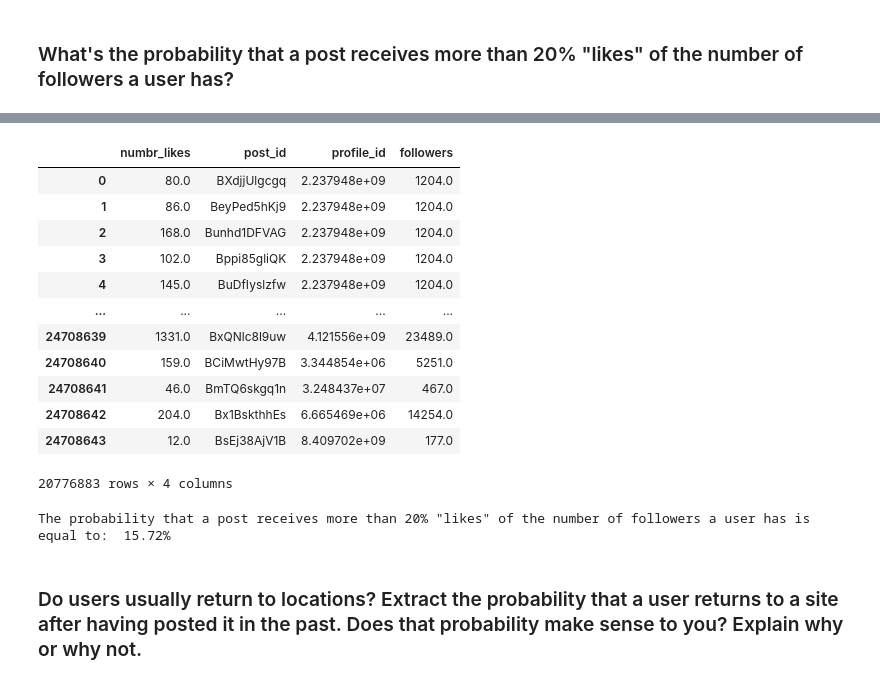
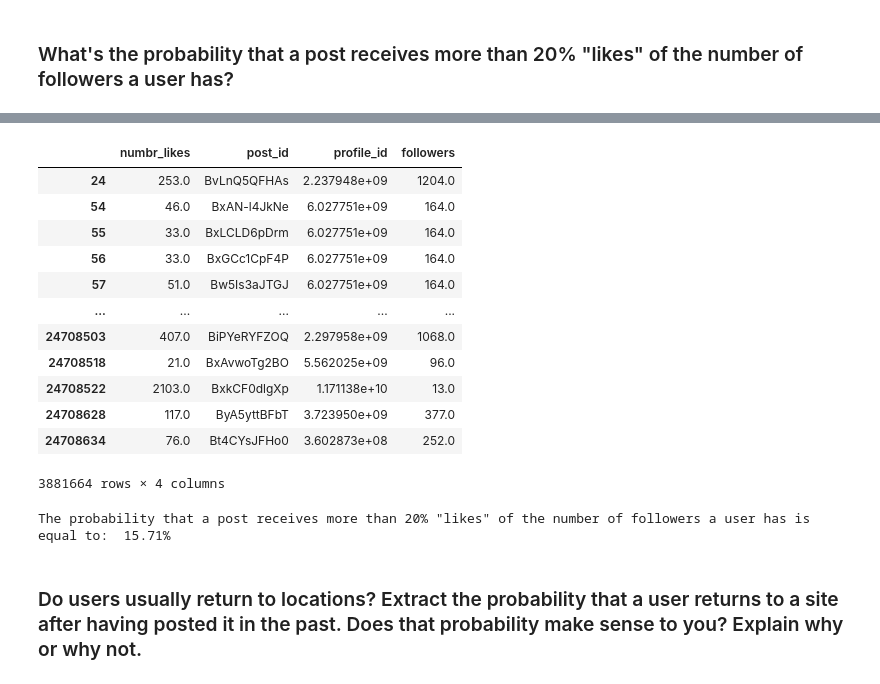
Before and after one commit to MRampo/ADM-HMW2, a Jupyter notebook: 2HW_ADM.ipynb, the cells around one changed output, grey strips where cells are left out. Cells and saved outputs as stored; diff of their text form; code cells hidden in the pictures.

```diff
--- a/2HW_ADM.ipynb
+++ b/2HW_ADM.ipynb
@@ -490,30 +708,33 @@ df=pd.merge(posts2,profiles2, on='profile_id')
+# %%
+#Considering only profiles with more than 0 followers in order to get meaningful sight
+df=df[df.followers != 0]
 # %%
 # We want to compute the number of favourable cases on total cases, so let's get the favourable one
-yes_df=df[df.numbr_likes < (df.followers/5)]
+yes_df=df[df.numbr_likes > (df.followers/5)]
 yes=len(yes_df)
 yes_df
 # %% [output]
 |  | numbr_likes | post_id | profile_id | followers |
-| 0 | 80.0 | BXdjjUlgcgq | 2.237948e+09 | 1204.0 |
-| 1 | 86.0 | BeyPed5hKj9 | 2.237948e+09 | 1204.0 |
-| 2 | 168.0 | Bunhd1DFVAG | 2.237948e+09 | 1204.0 |
-| 3 | 102.0 | Bppi85gliQK | 2.237948e+09 | 1204.0 |
-| 4 | 145.0 | BuDfIyslzfw | 2.237948e+09 | 1204.0 |
+| 24 | 253.0 | BvLnQ5QFHAs | 2.237948e+09 | 1204.0 |
+| 54 | 46.0 | BxAN-l4JkNe | 6.027751e+09 | 164.0 |
+| 55 | 33.0 | BxLCLD6pDrm | 6.027751e+09 | 164.0 |
+| 56 | 33.0 | BxGCc1CpF4P | 6.027751e+09 | 164.0 |
+| 57 | 51.0 | Bw5Is3aJTGJ | 6.027751e+09 | 164.0 |
 | ... | ... | ... | ... | ... |
-| 24708639 | 1331.0 | BxQNlc8l9uw | 4.121556e+09 | 23489.0 |
-| 24708640 | 159.0 | BCiMwtHy97B | 3.344854e+06 | 5251.0 |
-| 24708641 | 46.0 | BmTQ6skgq1n | 3.248437e+07 | 467.0 |
-| 24708642 | 204.0 | Bx1BskthhEs | 6.665469e+06 | 14254.0 |
-| 24708643 | 12.0 | BsEj38AjV1B | 8.409702e+09 | 177.0 |
+| 24708503 | 407.0 | BiPYeRYFZOQ | 2.297958e+09 | 1068.0 |
+| 24708518 | 21.0 | BxAvwoTg2BO | 5.562025e+09 | 96.0 |
+| 24708522 | 2103.0 | BxkCF0dlgXp | 1.171138e+10 | 13.0 |
+| 24708628 | 117.0 | ByA5yttBFbT | 3.723950e+09 | 377.0 |
+| 24708634 | 76.0 | Bt4CYsJFHo0 | 3.602873e+08 | 252.0 |
-20776883 rows × 4 columns
+3881664 rows × 4 columns
 # %%
 #Now let's compute
-prob=no/(len(df))
+prob=yes/(len(df))
 
 
 print('The probability that a post receives more than 20% "likes" of the number of followers a user has is equal to: ',"{0:.2%}".format(prob) )
 # %% [output]
-The probability that a post receives more than 20% "likes" of the number of followers a user has is equal to:  15.72%
+The probability that a post receives more than 20% "likes" of the number of followers a user has is equal to:  15.71%
 # %% [markdown]
 ### Do users usually return to locations? Extract the probability that a user returns to a site after having posted it in the past. Does that probability make sense to you? Explain why or why not.
 # %% [markdown]
```
Also changed, not shown: parts of 42 cells of this notebook.
